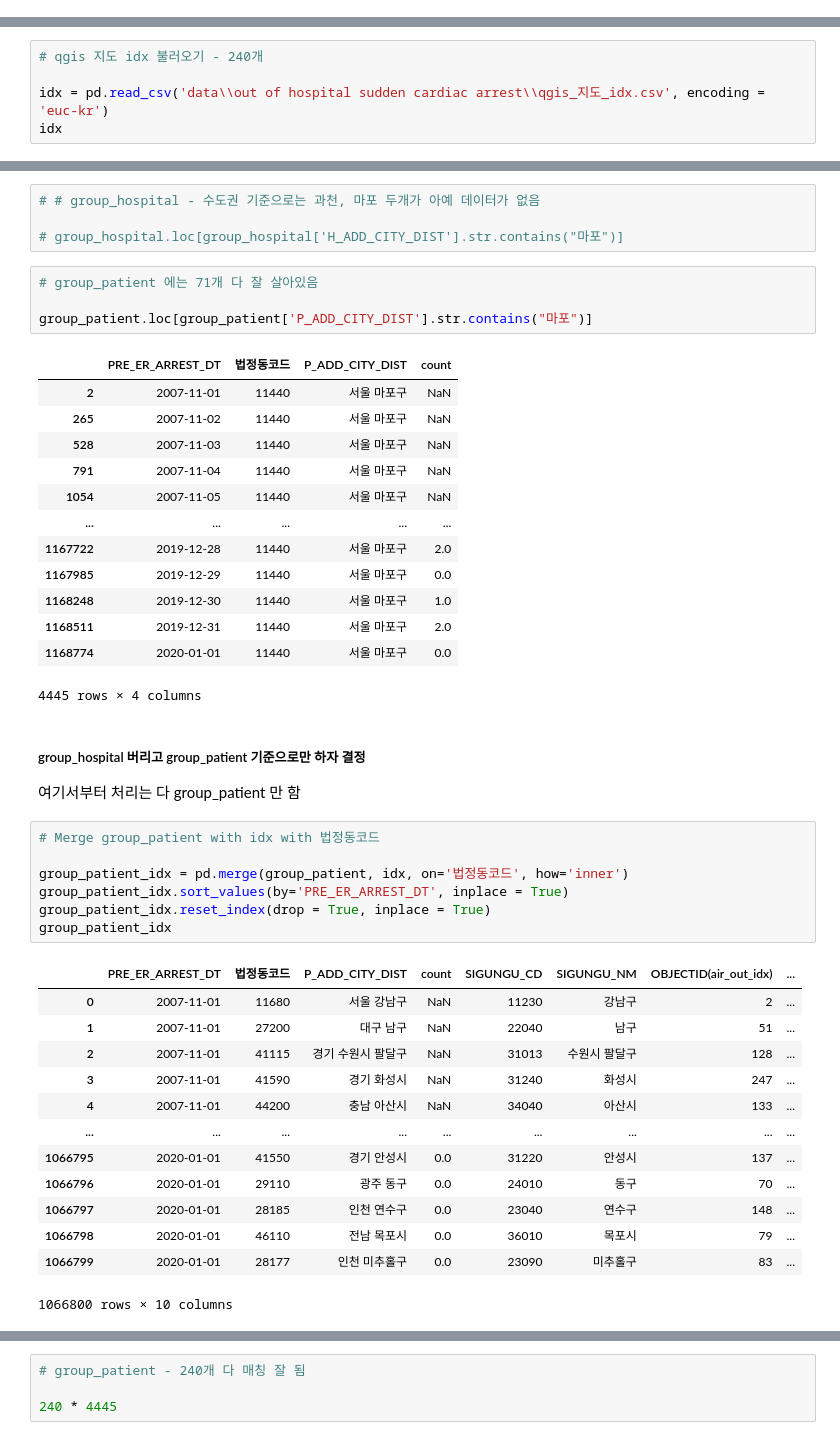
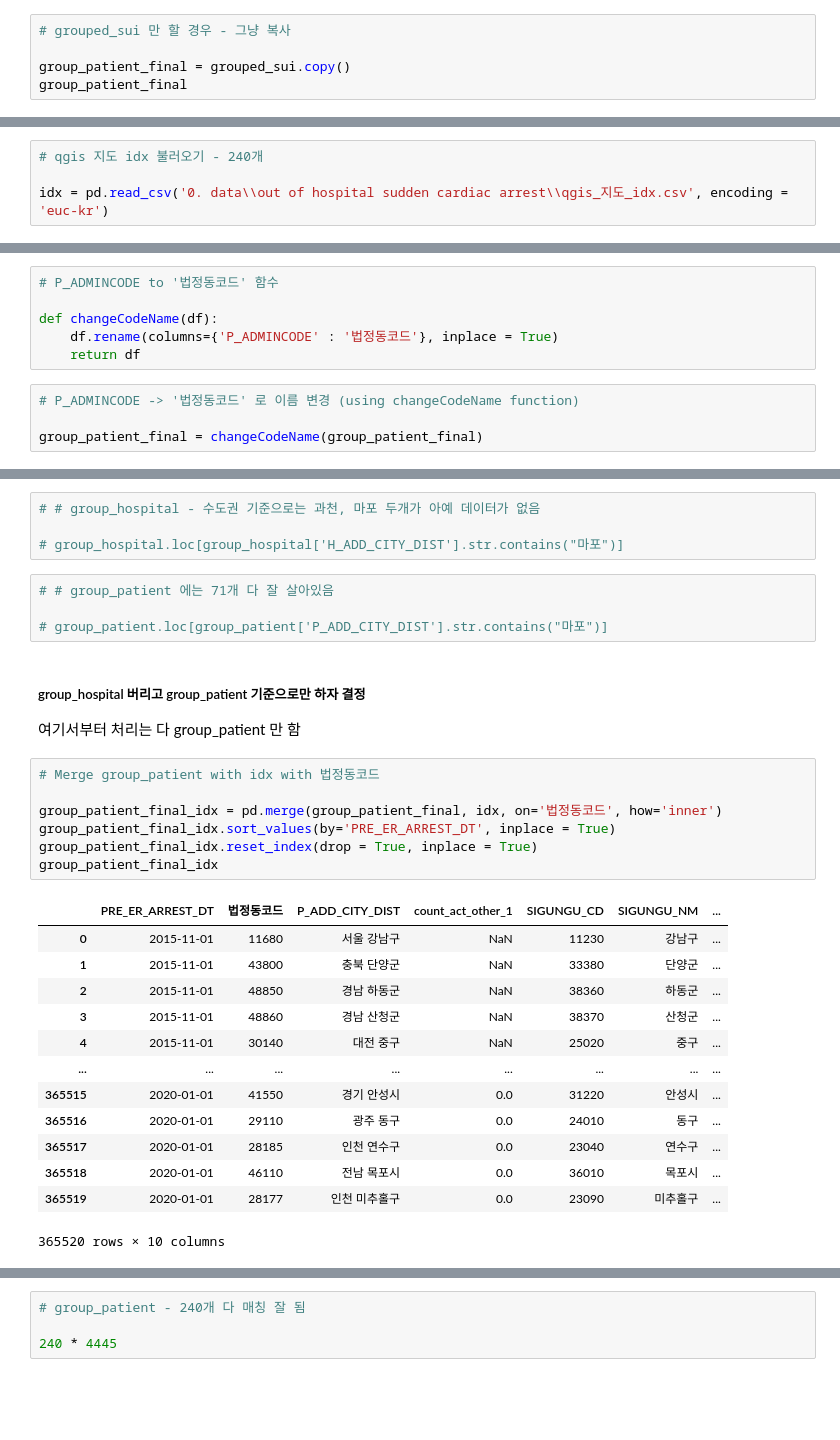
Before and after one commit to ZIO-KIM/SNUlab, a Jupyter notebook: OHCA_preprocess.ipynb, the cells around one changed output, grey strips where cells are left out. Drawn from its saved outputs; the diff is of its cells as text; blank space fills up the shorter version.

```diff
--- a/OHCA_preprocess.ipynb
+++ b/OHCA_preprocess.ipynb
@@ -833,0 +1803,5 @@ group_patient_disease = pd.read_csv('data\\급성심장정지조사(08-19)SAS\\g
+# %%
+# grouped_sui 만 할 경우 - 그냥 복사
+
+group_patient_final = grouped_sui.copy()
+group_patient_final
@@ -838,5 +1826,4 @@ group_patient_disease = pd.read_csv('data\\급성심장정지조사(08-19)SAS\\g
 # %%
 # qgis 지도 idx 불러오기 - 240개
 
-idx = pd.read_csv('data\\out of hospital sudden cardiac arrest\\qgis_지도_idx.csv', encoding = 'euc-kr')
-idx
+idx = pd.read_csv('0. data\\out of hospital sudden cardiac arrest\\qgis_지도_idx.csv', encoding = 'euc-kr')
@@ -883 +1850,11 @@ group_patient_disease.rename(columns={'P_ADMINCODE' : '법정동코드'}, inplac
+# %%
+# P_ADMINCODE to '법정동코드' 함수
+
+def changeCodeName(df):
+    df.rename(columns={'P_ADMINCODE' : '법정동코드'}, inplace = True)
+    return df
+# %%
+# P_ADMINCODE -> '법정동코드' 로 이름 변경 (using changeCodeName function)
+
+group_patient_final = changeCodeName(group_patient_final)
 # %%
@@ -941,44 +1900,30 @@ group_patient_disease  # '법정동코드' 로 잘 바뀐 거 확인
 
 # group_hospital.loc[group_hospital['H_ADD_CITY_DIST'].str.contains("마포")]
 # %%
-# group_patient 에는 71개 다 잘 살아있음
+# # group_patient 에는 71개 다 잘 살아있음
 
-group_patient.loc[group_patient['P_ADD_CITY_DIST'].str.contains("마포")]
+# group_patient.loc[group_patient['P_ADD_CITY_DIST'].str.contains("마포")]
-# %% [output]
-|  | PRE_ER_ARREST_DT | 법정동코드 | P_ADD_CITY_DIST | count |
-| 2 | 2007-11-01 | 11440 | 서울 마포구 | NaN |
-| 265 | 2007-11-02 | 11440 | 서울 마포구 | NaN |
-| 528 | 2007-11-03 | 11440 | 서울 마포구 | NaN |
-| 791 | 2007-11-04 | 11440 | 서울 마포구 | NaN |
-| 1054 | 2007-11-05 | 11440 | 서울 마포구 | NaN |
-| ... | ... | ... | ... | ... |
-| 1167722 | 2019-12-28 | 11440 | 서울 마포구 | 2.0 |
-| 1167985 | 2019-12-29 | 11440 | 서울 마포구 | 0.0 |
-| 1168248 | 2019-12-30 | 11440 | 서울 마포구 | 1.0 |
-| 1168511 | 2019-12-31 | 11440 | 서울 마포구 | 2.0 |
-| 1168774 | 2020-01-01 | 11440 | 서울 마포구 | 0.0 |
-4445 rows × 4 columns
 # %% [markdown]
 ##### group_hospital 버리고 group_patient 기준으로만 하자 결정
 여기서부터 처리는 다 group_patient 만 함
 # %%
 # Merge group_patient with idx with 법정동코드
 
-group_patient_idx = pd.merge(group_patient, idx, on='법정동코드', how='inner')
-group_patient_idx.sort_values(by='PRE_ER_ARREST_DT', inplace = True)
-group_patient_idx.reset_index(drop = True, inplace = True)
-group_patient_idx
+group_patient_final_idx = pd.merge(group_patient_final, idx, on='법정동코드', how='inner')
+group_patient_final_idx.sort_values(by='PRE_ER_ARREST_DT', inplace = True)
+group_patient_final_idx.reset_index(drop = True, inplace = True)
+group_patient_final_idx
 # %% [output]
-|  | PRE_ER_ARREST_DT | 법정동코드 | P_ADD_CITY_DIST | count | SIGUNGU_CD | SIGUNGU_NM | OBJECTID(air_out_idx) | ... |
-| 0 | 2007-11-01 | 11680 | 서울 강남구 | NaN | 11230 | 강남구 | 2 | ... |
-| 1 | 2007-11-01 | 27200 | 대구 남구 | NaN | 22040 | 남구 | 51 | ... |
-| 2 | 2007-11-01 | 41115 | 경기 수원시 팔달구 | NaN | 31013 | 수원시 팔달구 | 128 | ... |
-| 3 | 2007-11-01 | 41590 | 경기 화성시 | NaN | 31240 | 화성시 | 247 | ... |
-| 4 | 2007-11-01 | 44200 | 충남 아산시 | NaN | 34040 | 아산시 | 133 | ... |
-| ... | ... | ... | ... | ... | ... | ... | ... | ... |
-| 1066795 | 2020-01-01 | 41550 | 경기 안성시 | 0.0 | 31220 | 안성시 | 137 | ... |
-| 1066796 | 2020-01-01 | 29110 | 광주 동구 | 0.0 | 24010 | 동구 | 70 | ... |
-| 1066797 | 2020-01-01 | 28185 | 인천 연수구 | 0.0 | 23040 | 연수구 | 148 | ... |
-| 1066798 | 2020-01-01 | 46110 | 전남 목포시 | 0.0 | 36010 | 목포시 | 79 | ... |
-| 1066799 | 2020-01-01 | 28177 | 인천 미추홀구 | 0.0 | 23090 | 미추홀구 | 83 | ... |
+|  | PRE_ER_ARREST_DT | 법정동코드 | P_ADD_CITY_DIST | count_act_other_1 | SIGUNGU_CD | SIGUNGU_NM | ... |
+| 0 | 2015-11-01 | 11680 | 서울 강남구 | NaN | 11230 | 강남구 | ... |
+| 1 | 2015-11-01 | 43800 | 충북 단양군 | NaN | 33380 | 단양군 | ... |
+| 2 | 2015-11-01 | 48850 | 경남 하동군 | NaN | 38360 | 하동군 | ... |
+| 3 | 2015-11-01 | 48860 | 경남 산청군 | NaN | 38370 | 산청군 | ... |
+| 4 | 2015-11-01 | 30140 | 대전 중구 | NaN | 25020 | 중구 | ... |
+| ... | ... | ... | ... | ... | ... | ... | ... |
+| 365515 | 2020-01-01 | 41550 | 경기 안성시 | 0.0 | 31220 | 안성시 | ... |
+| 365516 | 2020-01-01 | 29110 | 광주 동구 | 0.0 | 24010 | 동구 | ... |
+| 365517 | 2020-01-01 | 28185 | 인천 연수구 | 0.0 | 23040 | 연수구 | ... |
+| 365518 | 2020-01-01 | 46110 | 전남 목포시 | 0.0 | 36010 | 목포시 | ... |
+| 365519 | 2020-01-01 | 28177 | 인천 미추홀구 | 0.0 | 23090 | 미추홀구 | ... |
-1066800 rows × 10 columns
+365520 rows × 10 columns
```
Also changed, not shown: parts of 228 cells of this notebook, 1 other file.
